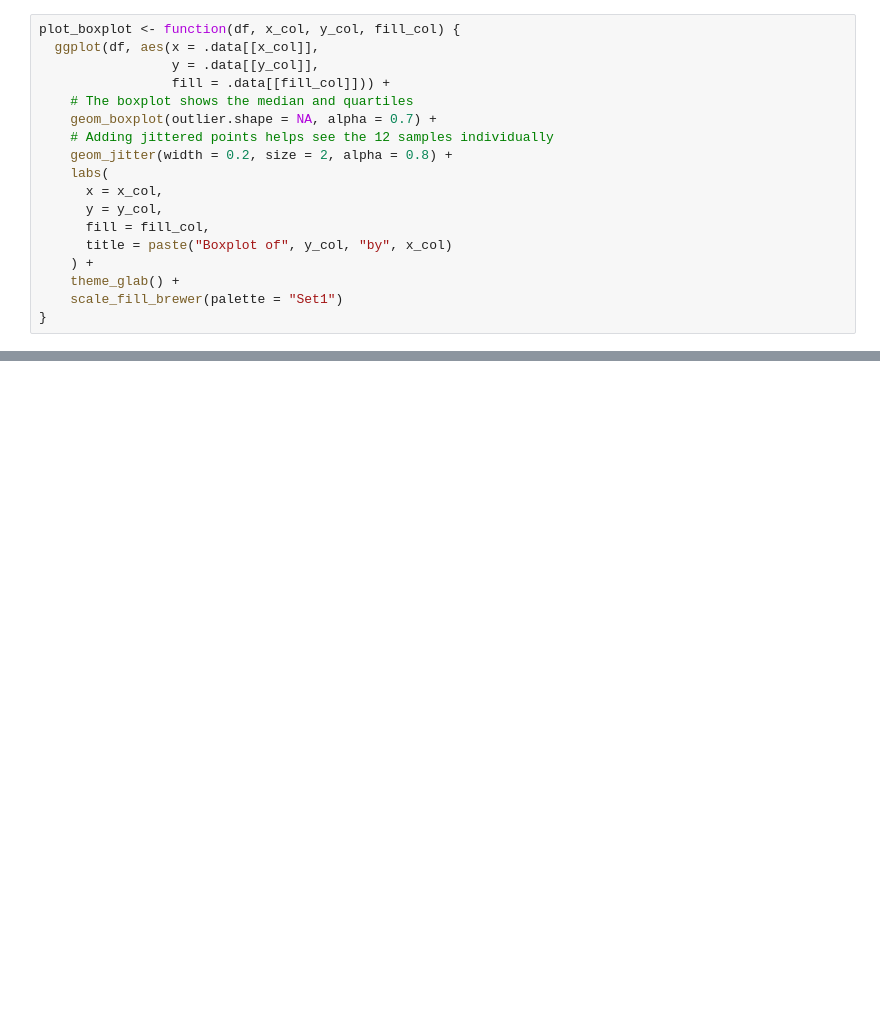
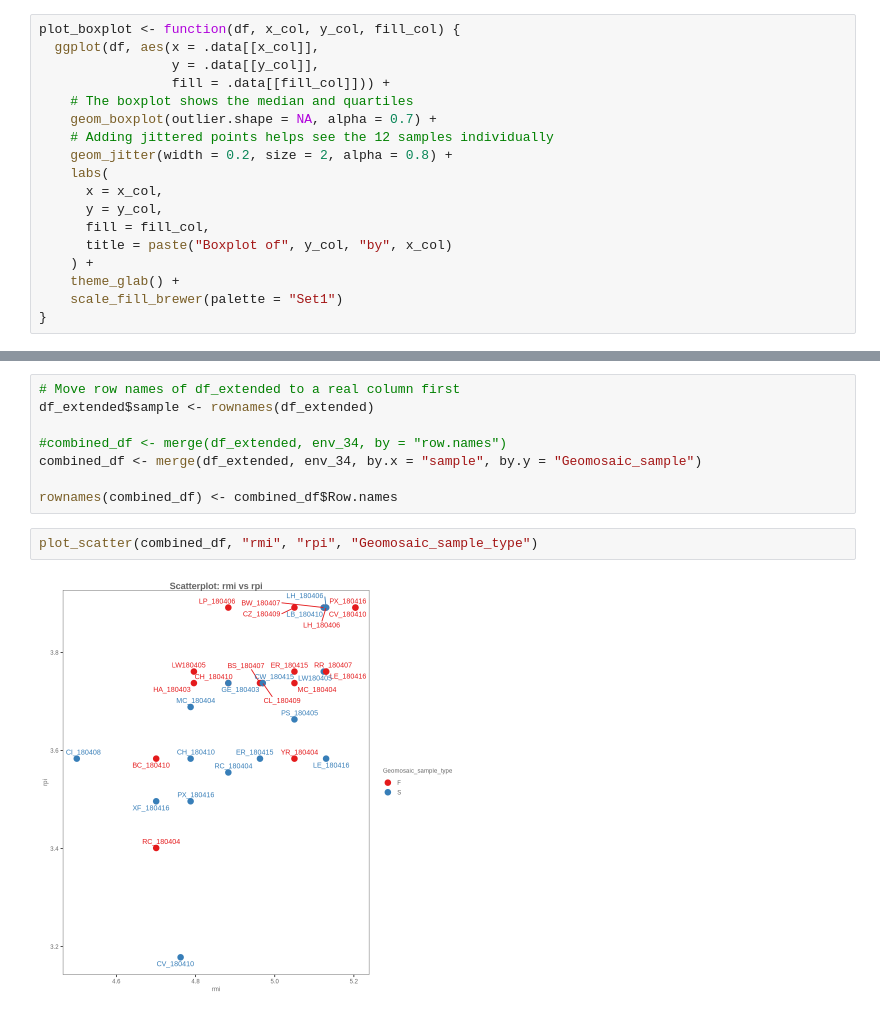
Before and after one commit to EdoT99/geomosaic_cookbook, a Jupyter notebook: notebooks/geomosaic_rmi-rpi-indexes.ipynb, the cells around one changed output, grey strips where cells are left out. Saved outputs shown, nothing was run; the diff lists cells and outputs as text; blank space fills up the shorter version.

```diff
--- a/notebooks/geomosaic_rmi-rpi-indexes.ipynb
+++ b/notebooks/geomosaic_rmi-rpi-indexes.ipynb
@@ -172,0 +173,12 @@ plot_boxplot(combined_df, "Geomosaic_sample_type", "rpi", "Geomosaic_sample_type
+# %%
+# Move row names of df_extended to a real column first
+df_extended$sample <- rownames(df_extended)
+
+#combined_df <- merge(df_extended, env_34, by = "row.names")
+combined_df <- merge(df_extended, env_34, by.x = "sample", by.y = "Geomosaic_sample")
+
+rownames(combined_df) <- combined_df$Row.names
+# %%
+plot_scatter(combined_df, "rmi", "rpi", "Geomosaic_sample_type")
+# %% [output]
+[figure, added]
```
Also changed, not shown: parts of 13 cells of this notebook.
